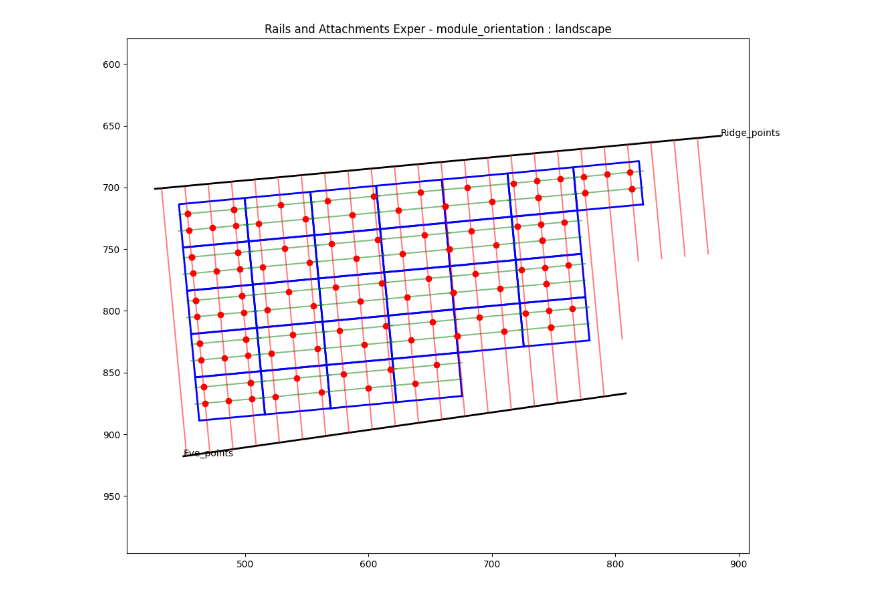
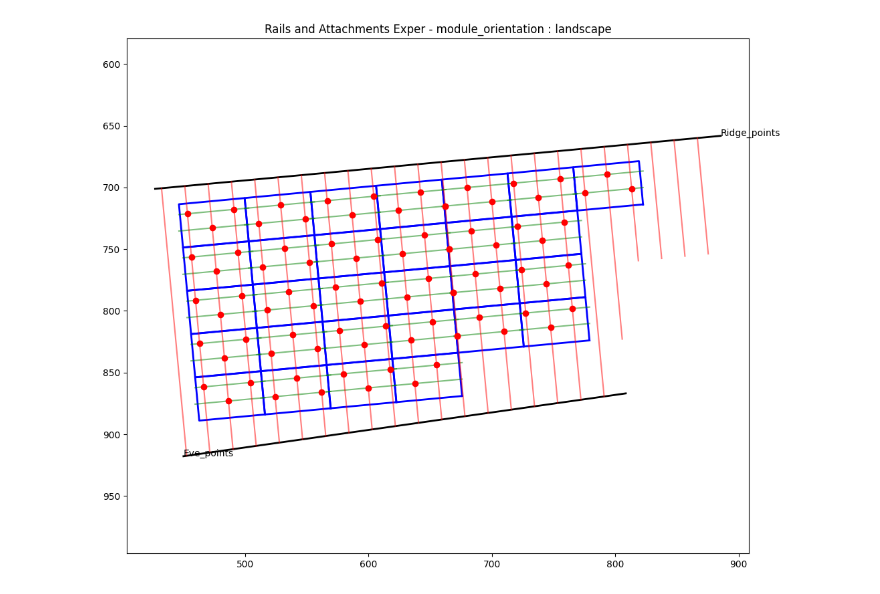
Before and after one commit to anandrajB/polygon-experiments, a Jupyter notebook: rafter_rails_2.ipynb, the cells around one changed output. Saved outputs shown, nothing was run; the diff lists cells and outputs as text; code cells hidden in the pictures.

```diff
--- a/rafter_rails_2.ipynb
+++ b/rafter_rails_2.ipynb
@@ -610,6 +610,7 @@ class PlaceRailsAndAttachment:
                             h_v_intersections_points.append((h_v_point.x, h_v_point.y))
 
 
+                        # QUICKFIX
                         # RECHECK : for max x poly and max y poly
                         """
                         # NOTE: the row information required for this last and first polygon information , since max and min points not working
@@ -618,22 +619,23 @@ class PlaceRailsAndAttachment:
                         # for first and last point intersection :: need to figure out
                         """
 
-                        for max_poly_idx , max_x_poly in enumerate(max_x_polygon , start = 1):
-                            if max_x_poly.contains(h_v_point):
+                        # for max_poly_idx , max_x_poly in enumerate(max_x_polygon , start = 1):
+                        #     if max_x_poly.contains(h_v_point):
 
-                                if (v_idx % 2 == 1):
-                                    h_v_intersections_points.append((h_v_point.x, h_v_point.y))
+                        #         if (v_idx % 2 == 1):
+                        #             h_v_intersections_points.append((h_v_point.x, h_v_point.y))
 
 
 
-                        for min_x_poly in min_x_polygon:
-                            if min_x_poly.contains(h_v_point):
+                        # for min_x_poly in min_x_polygon:
+                        #     if min_x_poly.contains(h_v_point):
 
-                                if (v_idx % 2 == 0 ):
-                                    h_v_intersections_points.append((h_v_point.x, h_v_point.y))
+                        #         if (v_idx % 2 == 0 ):
+                        #             h_v_intersections_points.append((h_v_point.x, h_v_point.y))
 
 
         return h_v_intersections_points
+
 
 
 
@@ -719,31 +721,31 @@ class PlaceRailsAndAttachment:
 
 module_orientation = "landscape"
 polygon_coords = lancscape_coords if module_orientation == 'landscape' else portrait_corods
 
 object = PlaceRailsAndAttachment(
     polygon_coords=polygon_coords,
     ridge_points=ridge_points,
     eve_points=eve_points,
     rafter_lines=rafter_lines,
     firesetback_points=after_set_back_points,
     module_orientation='landscape',
     row_count = 5
 ).main()
 
 
 
 # print(object['rail_lines'])
 # print(object['rails_rafter_intersection'])
 
 
 # if __name__ == '__main__':
 #     PlaceRailsAndAttachment(
 #         polygon_coords=polygon_coords,
 #         ridge_points=ridge_points,
 #         eve_points=eve_points,
 #         rafter_lines=rafter_lines,
 #         firesetback_points=after_set_back_points,
 #         module_orientation='landscape'
 #     ).main()
 # %% [output]
-[figure, old version]
+[figure, new version]
```
Also changed, not shown: 1 other file.
